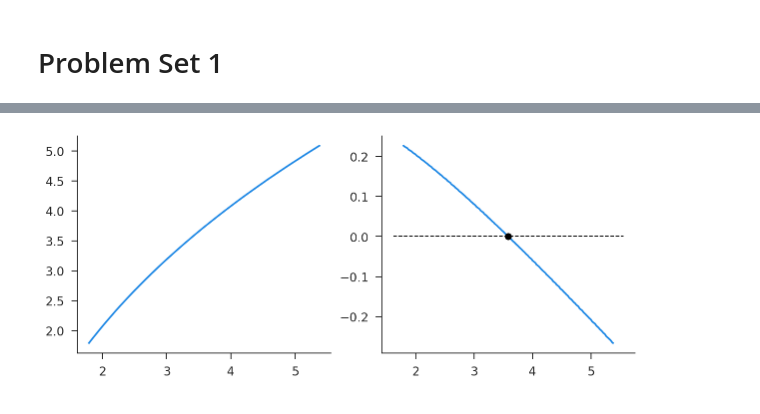
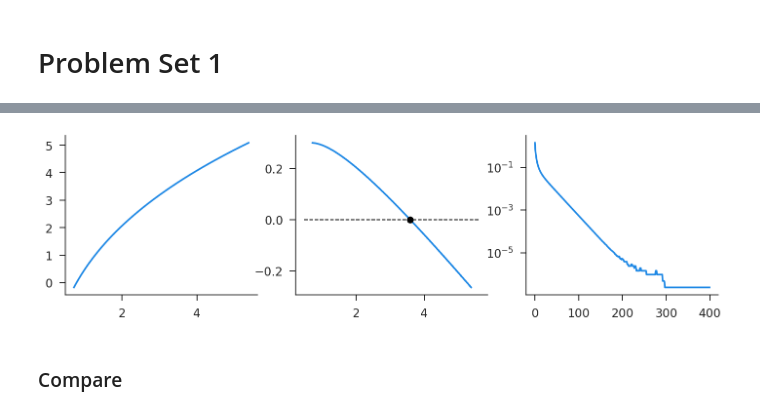
Before and after one commit to iamlemec/grad_code, a Jupyter notebook: assign_1.ipynb, the cells around one changed output, grey strips where cells are left out. Drawn from its saved outputs; the diff is of its cells as text; code cells hidden in the pictures.

```diff
--- a/assign_1.ipynb
+++ b/assign_1.ipynb
@@ -42,2 +61,6 @@ ax[1].hlines(0, *ax[1].get_xlim(), color='k', linestyle='--', linewidth=1);
 # %%
-vfi_int = ps.Valfunc(par, interp=True)
+vfi_int = ps.Capital(par, interp=True, N=N)
+v_int, ret_int, hist_int = vfi_int.fast_bellman(K=K)
+value_summary(vfi_int, ret_int, hist_int)
+# %% [output]
+[figure, added]
@@ -46,8 +67,2 @@ vp_int, kp_int, hist_int = vfi_int.fast_solve(K=1000)
-# %%
-fig, ax = plt.subplots(ncols=2, figsize=(10, 4))
-ax[0].plot(vfi_int.k_grid, vp_int);
-ax[1].plot(vfi_int.k_grid, kp_int-vfi_int.k_grid);
-ax[1].scatter(vfi_int.kss, 0, c='k', zorder=10);
-ax[1].hlines(0, *ax[1].get_xlim(), color='k', linestyle='--', linewidth=1);
-# %% [output]
-[figure, removed]
+# %% [markdown]
+### Compare
```
Also changed, not shown: parts of 22 cells of this notebook, 5 other files.
